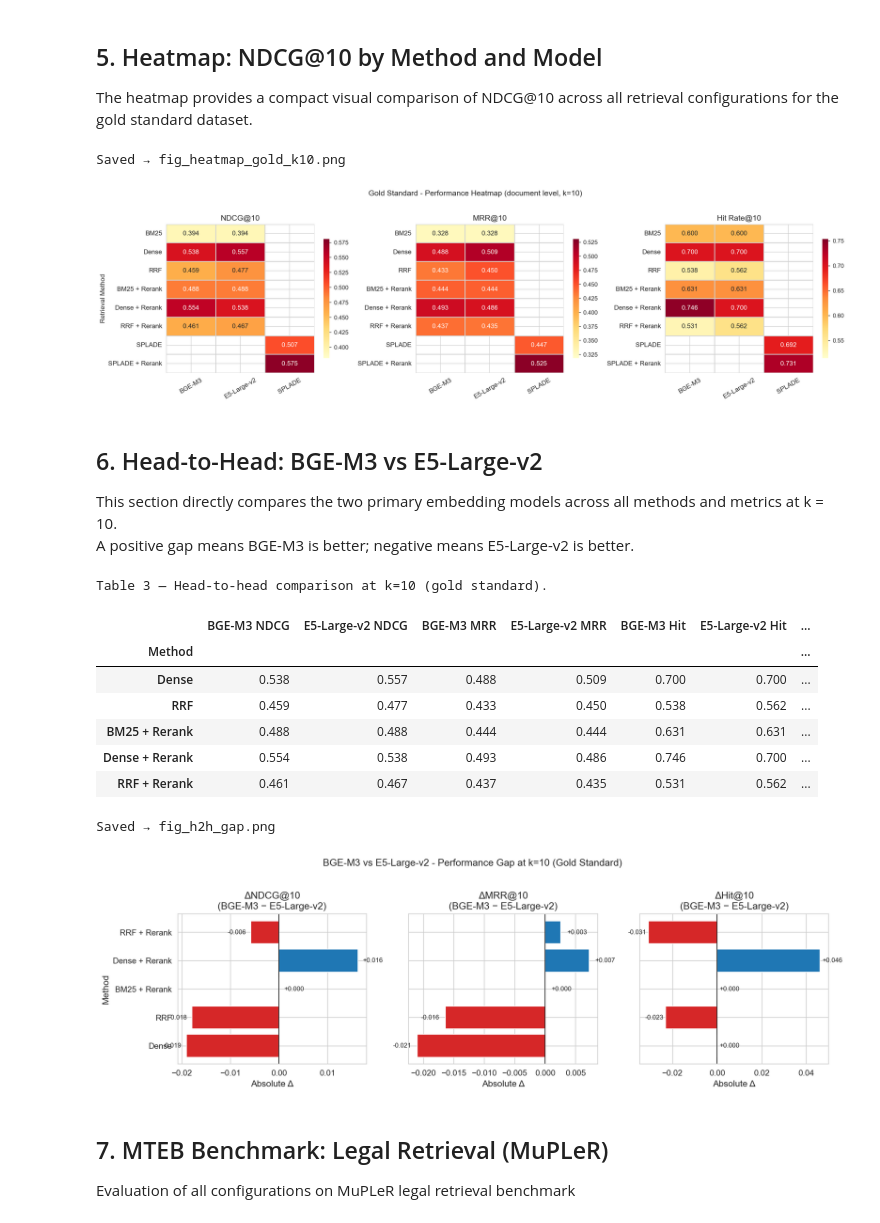
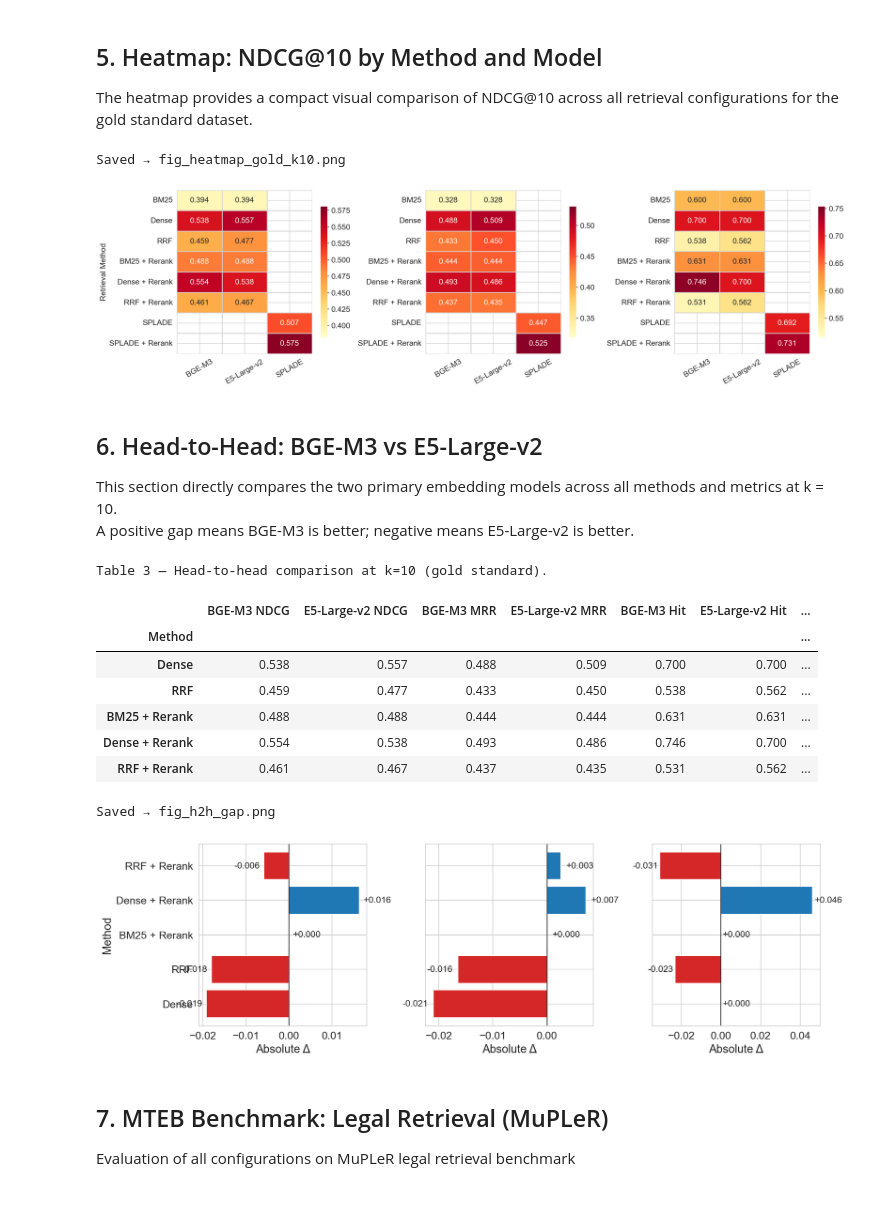
Before and after one commit to sarajose/RAG-for-Aligning-Greener-Electronics-Recommendations, a Jupyter notebook: retrieval_results.ipynb, the cells around one changed output. Saved outputs shown, nothing was run; the diff lists cells and outputs as text; code cells hidden in the pictures.

Commit message:
improved figures for better readability

```diff
--- a/retrieval_results.ipynb
+++ b/retrieval_results.ipynb
@@ -274,7 +274,7 @@ gold_all_k['method_label'] = gold_all_k['method'].map(label_method)
 SHOW_METHODS = ['bm25', 'dense', 'rrf', 'bm25_rerank', 'dense_rerank', 'rrf_rerank']
 plot_df = gold_all_k[gold_all_k['method'].isin(SHOW_METHODS)].copy()
 
-METRICS_PLOT = [('hit_rate', 'Hit Rate@k'), ('mrr', 'MRR@k'), ('ndcg', 'NDCG@k')]
+METRICS_PLOT = [('hit_rate', 'Hit@k'), ('mrr', 'MRR@k'), ('ndcg', 'NDCG@k')]
 K_VALS = [1, 3, 5, 10, 20]
 
 linestyles = {'bge-m3': '-', 'e5-large-v2': '--'}
@@ -298,12 +298,17 @@ for row_idx, (row_title, methods) in enumerate(row_groups):
         }
 
         for method in methods:
-            for model in ['bge-m3', 'e5-large-v2']:
+            # BM25 is model-independent: plot once (bge-m3 data), no model in label
+            models_to_plot = ['bge-m3'] if method in ('bm25', 'bm25_rerank') else ['bge-m3', 'e5-large-v2']
+            for model in models_to_plot:
                 mdf = sub[(sub['method'] == method) & (sub['model_key'] == model)]
                 if mdf.empty:
                     continue
                 mdf = mdf.sort_values('k')
-                lbl = f'{METHOD_LABELS[method]} – {MODEL_LABELS[model]}'
+                if method in ('bm25', 'bm25_rerank'):
+                    lbl = METHOD_LABELS[method]
+                else:
+                    lbl = f'{METHOD_LABELS[method]} - {MODEL_LABELS[model]}'
                 ax.plot(
                     mdf['k'], mdf[metric_col],
                     color=method_colors[method],
@@ -314,14 +319,20 @@ for row_idx, (row_title, methods) in enumerate(row_groups):
                 )
 
         ax.set_xticks(K_VALS)
-        ax.set_xlabel('k')
-        ax.set_ylabel(metric_label)
-        ax.set_title(f'{row_title}\n{metric_label}')
+        ax.set_xlabel('k', fontsize=14)
+        ax.set_ylabel(metric_label, fontsize=16)
         ax.set_ylim(0.25, 0.82)
-        if col_idx == 2:
-            ax.legend(fontsize=7.5, loc='lower right')
+        ax.tick_params(labelsize=13)
 
-plt.suptitle('Gold Standard — Metric Trends by k (BGE-M3 vs E5-Large-v2)', fontsize=13, y=1.01)
+        # Row label on leftmost subplot only
+        if col_idx == 0:
+            ax.set_title(row_title, fontsize=16, loc='left', fontweight='bold')
+
+        # Legend in top-right of last column, first row only
+        if col_idx == 2 and row_idx == 0:
+            ax.legend(fontsize=12, loc='upper right')
+
+#plt.suptitle('Gold Standard - Metric Trends by k (BGE-M3 vs E5-Large-v2)', fontsize=13, y=1.01)
 plt.tight_layout()
 savefig('fig_metric_trends_by_k.png')
 plt.show()
@@ -439,41 +456,41 @@ The heatmap provides a compact visual comparison of NDCG@10 across all retrieval
 hm_data = k10_gold[['method', 'model_key', 'ndcg', 'mrr', 'hit_rate']].copy()
 hm_data['method_label'] = hm_data['method'].map(label_method)
 hm_data['model_label']  = hm_data['model_key'].map(label_model)
 
 method_order_labels = [label_method(m) for m in METHOD_ORDER if m in hm_data['method'].values]
 model_order_labels  = ['BGE-M3', 'E5-Large-v2', 'SPLADE']
 
 fig, axes = plt.subplots(1, 3, figsize=(18, 5))
 for ax, (metric_col, metric_title) in zip(axes, [('ndcg', 'NDCG@10'), ('mrr', 'MRR@10'), ('hit_rate', 'Hit Rate@10')]):
     pivot = hm_data.pivot_table(
         index='method_label', columns='model_label',
         values=metric_col, aggfunc='mean',
     ).reindex(index=method_order_labels, columns=model_order_labels)
 
     vmin = pivot.min().min() * 0.97
     vmax = pivot.max().max() * 1.01
 
     sns.heatmap(
         pivot,
         ax=ax, annot=True, fmt='.3f',
-        annot_kws={'size': 11},
+        annot_kws={'size': 13},
         cmap='YlOrRd', vmin=vmin, vmax=vmax,
         linewidths=0.5, linecolor='lightgrey',
         cbar_kws={'shrink': 0.8},
     )
-    ax.set_title(metric_title, fontsize=13)
-    ax.set_xlabel('', fontsize=11)
-    ax.set_ylabel('Retrieval Method' if ax is axes[0] else '', fontsize=11)
-    ax.tick_params(axis='x', rotation=30, labelsize=11)
-    ax.tick_params(axis='y', rotation=0, labelsize=11)
+    #ax.set_title(metric_title, fontsize=15)
+    ax.set_xlabel('', fontsize=13)
+    ax.set_ylabel('Retrieval Method' if ax is axes[0] else '', fontsize=13)
+    ax.tick_params(axis='x', rotation=30, labelsize=13)
+    ax.tick_params(axis='y', rotation=0, labelsize=13)
 
-plt.suptitle('Gold Standard - Performance Heatmap (document level, k=10)', fontsize=13, y=1.02)
+#plt.suptitle('Gold Standard - Performance Heatmap (document level, k=10)', fontsize=15, y=1.02)
 plt.tight_layout()
 savefig('fig_heatmap_gold_k10.png')
 plt.show()
 # %% [output]
 Saved → fig_heatmap_gold_k10.png
-[figure, old version]
+[figure, new version]
 # %% [markdown]
 ## 6. Head-to-Head: BGE-M3 vs E5-Large-v2
 
@@ -519,14 +536,14 @@ for ax, (metric, col) in zip(axes, [('NDCG@10', 'ΔNDCG (BGE−E5)'), ('MRR@10',
     colors = ['#1f77b4' if v >= 0 else '#d62728' for v in h2h[col]]
     ax.barh(h2h.index, h2h[col], color=colors)
     ax.axvline(0, color='black', linewidth=0.8)
-    ax.set_title(f'Δ{metric}\n(BGE-M3 − E5-Large-v2)')
-    ax.set_xlabel('Absolute Δ')
+    #ax.set_title(f'Δ{metric}\n(BGE-M3 − E5-Large-v2)', fontsize=15)
+    ax.set_xlabel('Absolute Δ', fontsize=14)
     for i, v in enumerate(h2h[col]):
         ax.text(v + (0.001 if v >= 0 else -0.001), i, f'{v:+.3f}',
-                va='center', ha='left' if v >= 0 else 'right', fontsize=8)
+                va='center', ha='left' if v >= 0 else 'right', fontsize=11)
 
-axes[0].set_ylabel('Method')
-plt.suptitle('BGE-M3 vs E5-Large-v2 - Performance Gap at k=10 (Gold Standard)', fontsize=12, y=1.02)
+axes[0].set_ylabel('Method', fontsize=14)
+#plt.suptitle('BGE-M3 vs E5-Large-v2 - Performance Gap at k=10 (Gold Standard)', fontsize=15, y=1.02)
 plt.tight_layout()
 savefig('fig_h2h_gap.png')
 plt.show()
@@ -540,7 +557,7 @@ Table 3 — Head-to-head comparison at k=10 (gold standard).
 | Dense + Rerank | 0.554 | 0.538 | 0.493 | 0.486 | 0.746 | 0.700 | ... |
 | RRF + Rerank | 0.461 | 0.467 | 0.437 | 0.435 | 0.531 | 0.562 | ... |
 Saved → fig_h2h_gap.png
-[figure, old version]
+[figure, new version]
 # %% [markdown]
 ## 7. MTEB Benchmark: Legal Retrieval (MuPLeR)
 
```
Also changed, not shown: parts of 6 cells of this notebook.
